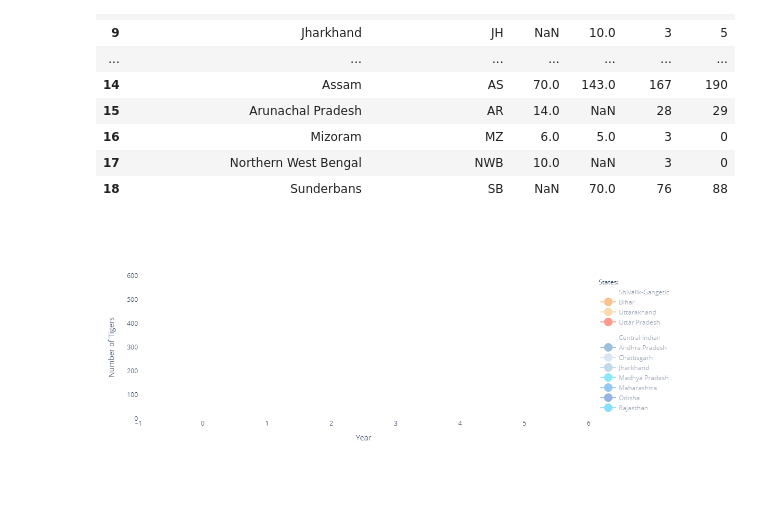
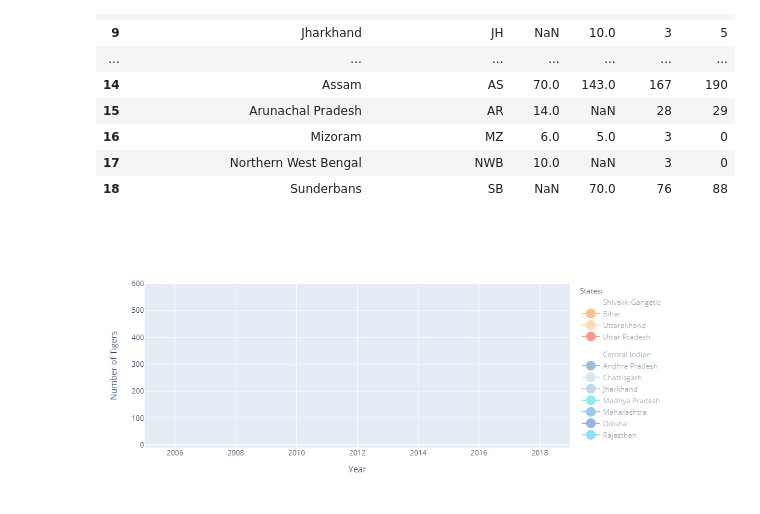
Before and after one commit to bramyarao/547-Infoviz-Final, a Jupyter notebook: JupyterCodes/VIZ_4.ipynb, the cells around one changed output. Cells and saved outputs as stored; diff of their text form; code cells hidden in the pictures.

```diff
--- a/JupyterCodes/VIZ_4.ipynb
+++ b/JupyterCodes/VIZ_4.ipynb
@@ -249,37 +249,37 @@ fig1.add_trace(go.Scatter(
 
 fig1.add_trace(go.Scatter(
     x=[2006,2010,2014,2018],
     y=df.iloc[17, 2:6],
     mode='lines+markers',
     legendgroup="North East Hills and Brahmaputra",
     name="Northern West Bengal",
     marker=dict(size=10 ,color = "#FF97FF"),
     visible='legendonly'
 ))
 
 
 fig1.add_trace(go.Scatter(
     x=[2006,2010,2014,2018],
     y=df.iloc[18, 2:6],
     mode='lines+markers',
     legendgroup="Sunderbans",
     name="Sunderbans",
     marker=dict(size=10 ,color = "rgb(102,17,0)"),
     visible='legendonly'
 ))
 
 
-
 fig1.update_traces(marker=dict(size=20))
 fig1.update_layout( paper_bgcolor='rgba(0,0,0,0)')
-fig1.update_layout( plot_bgcolor='rgba(255,255,255,1)')
-fig1.update_layout(yaxis=dict(range=[0,600]))
+#fig1.update_layout( plot_bgcolor='rgba(255,255,255,1)')
+fig1.update_layout(yaxis=dict(range=[-10,600]))
+fig1.update_layout(xaxis=dict(range=[2005,2019]))
 fig1.update_layout(legend_title_text='States:', showlegend=True)
 fig1.update_xaxes(title_text='Year')
 fig1.update_yaxes(title_text='Number of Tigers')
 fig1.show()
 # %% [output]
-[figure, old version]
+[figure, new version]
 # %%
 import plotly.io as pio
 pio.write_html(fig1, file ='../HTMLs/idiom4.html', auto_open=False)
```
Also changed, not shown: 1 other file.
